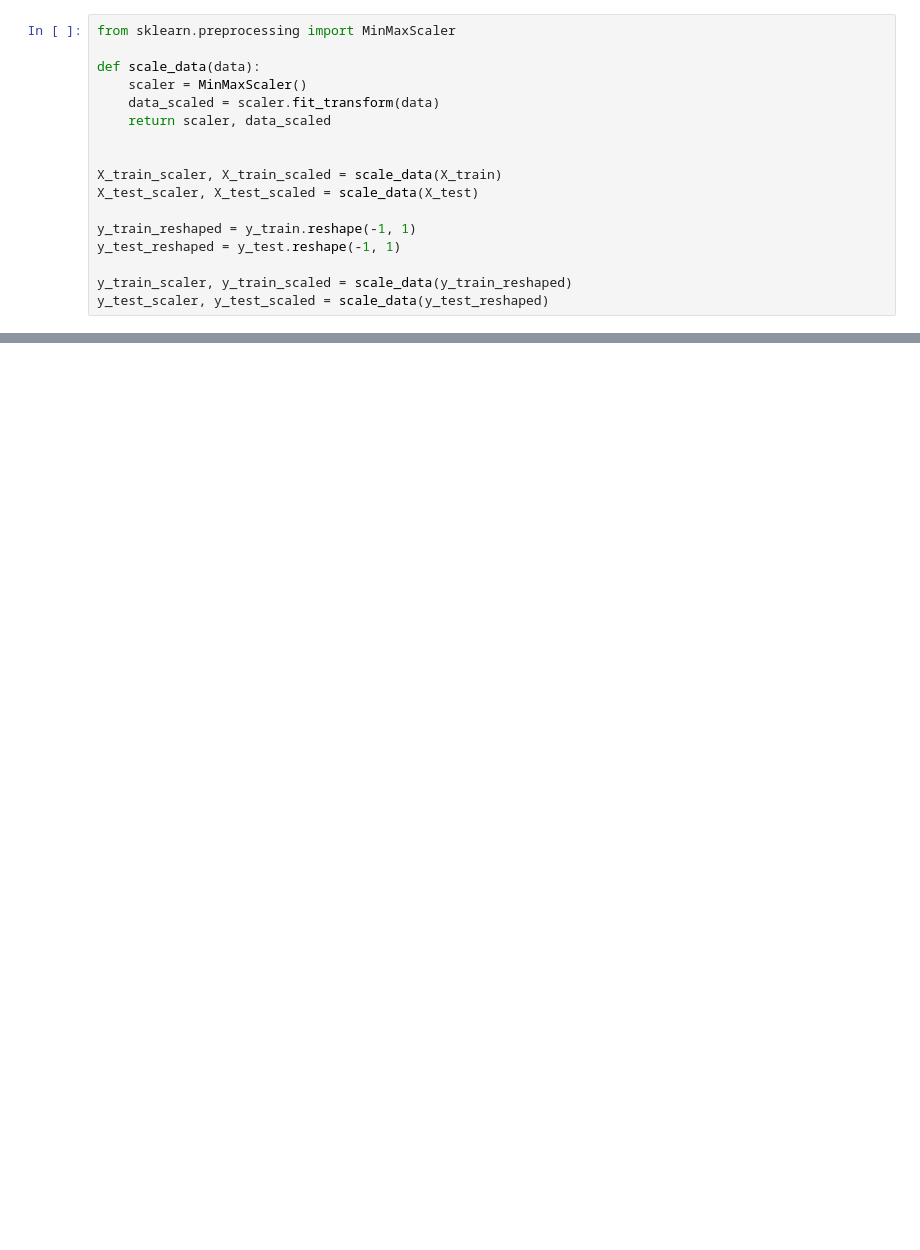
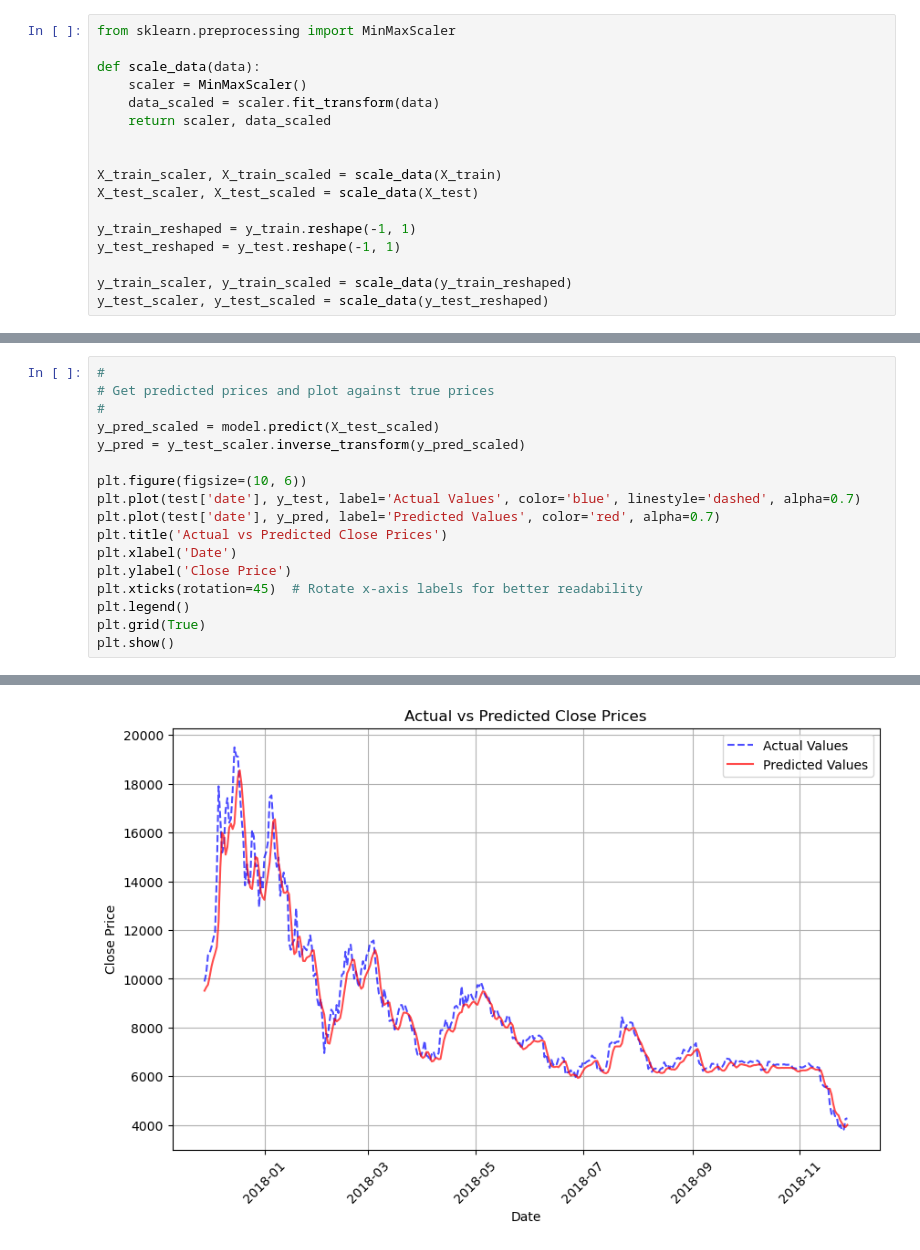
Before and after one commit to ryyeh/dsi-team4-project, a Jupyter notebook: code/model_deep_learning_1/model.ipynb, the cells around one changed output, grey strips where cells are left out. Drawn from its saved outputs; the diff is of its cells as text; blank space fills up the shorter version.

```diff
--- a/code/model_deep_learning_1/model.ipynb
+++ b/code/model_deep_learning_1/model.ipynb
@@ -77,0 +171,18 @@ model.fit(
+# %%
+#
+# Get predicted prices and plot against true prices
+#
+y_pred_scaled = model.predict(X_test_scaled)
+y_pred = y_test_scaler.inverse_transform(y_pred_scaled)
+
+plt.figure(figsize=(10, 6))
+plt.plot(test['date'], y_test, label='Actual Values', color='blue', linestyle='dashed', alpha=0.7)
+plt.plot(test['date'], y_pred, label='Predicted Values', color='red', alpha=0.7)
+plt.title('Actual vs Predicted Close Prices')
+plt.xlabel('Date')
+plt.ylabel('Close Price')
+plt.xticks(rotation=45)  # Rotate x-axis labels for better readability
+plt.legend()
+plt.grid(True)
+plt.show()
+# %% [output]
@@ -77,0 +190 @@ model.fit(
+[figure, added]
```
Also changed, not shown: parts of 7 cells of this notebook.
